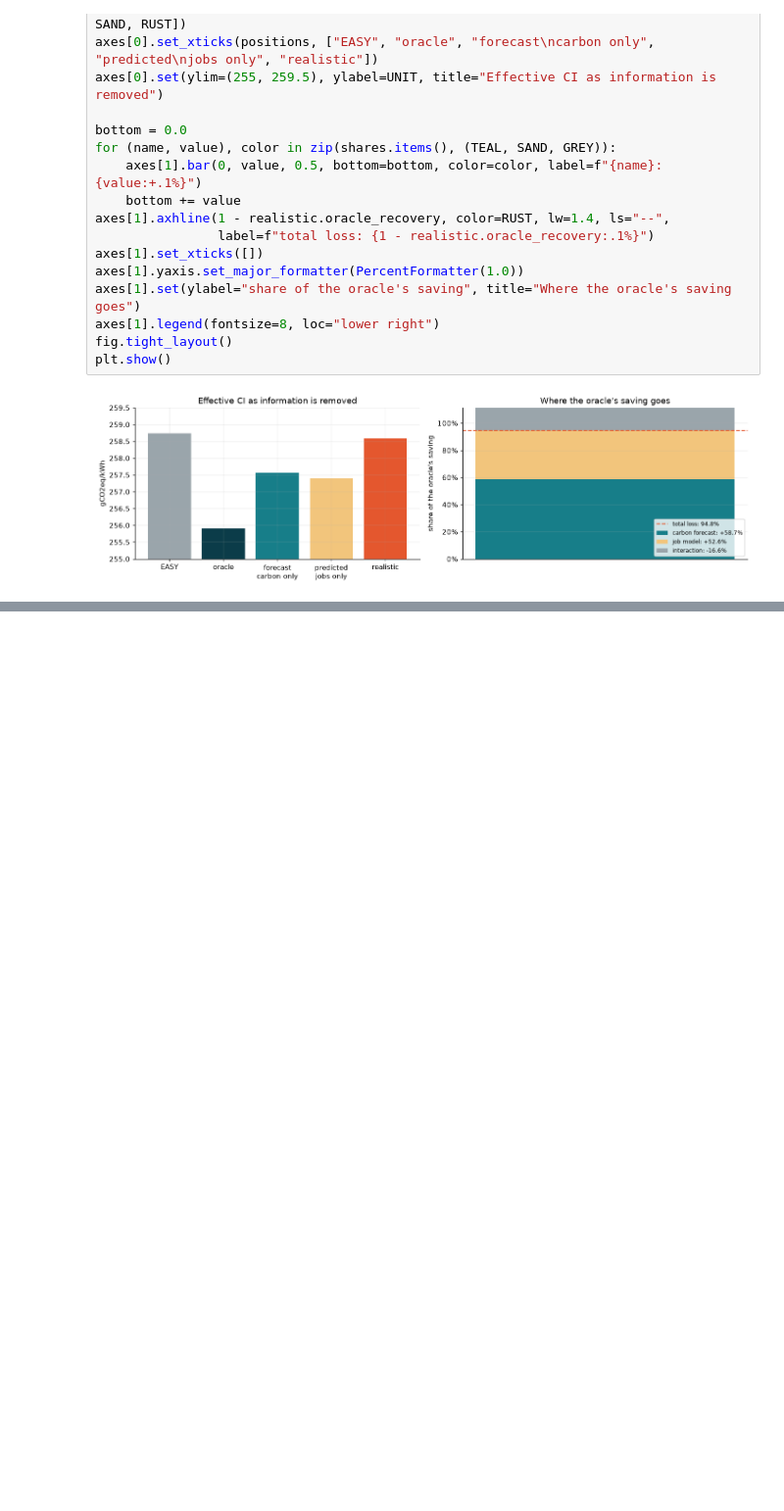
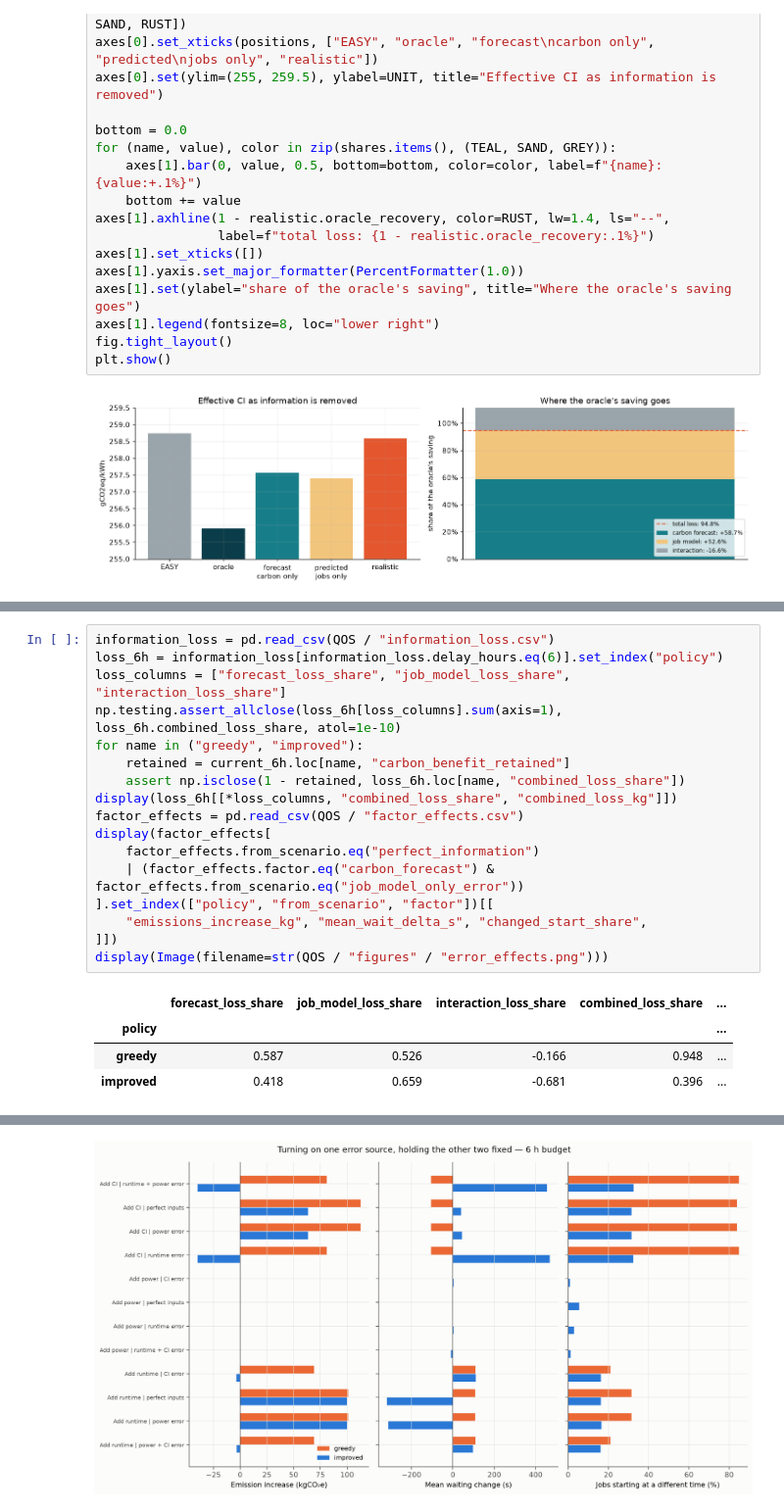
Before and after one commit to Albenni/Carbon-aware-HPC, a Jupyter notebook: notebooks/project_results.ipynb, the cells around one changed output, grey strips where cells are left out. Shown at 98% size. Saved outputs shown, nothing was run; the diff lists cells and outputs as text; blank space fills up the shorter version.

```diff
--- a/notebooks/project_results.ipynb
+++ b/notebooks/project_results.ipynb
@@ -1208,0 +1539,22 @@ plt.show()
+# %%
+information_loss = pd.read_csv(QOS / "information_loss.csv")
+loss_6h = information_loss[information_loss.delay_hours.eq(6)].set_index("policy")
+loss_columns = ["forecast_loss_share", "job_model_loss_share", "interaction_loss_share"]
+np.testing.assert_allclose(loss_6h[loss_columns].sum(axis=1), loss_6h.combined_loss_share, atol=1e-10)
+for name in ("greedy", "improved"):
+    retained = current_6h.loc[name, "carbon_benefit_retained"]
+    assert np.isclose(1 - retained, loss_6h.loc[name, "combined_loss_share"])
+display(loss_6h[[*loss_columns, "combined_loss_share", "combined_loss_kg"]])
+factor_effects = pd.read_csv(QOS / "factor_effects.csv")
+display(factor_effects[
+    factor_effects.from_scenario.eq("perfect_information")
+    | (factor_effects.factor.eq("carbon_forecast") & factor_effects.from_scenario.eq("job_model_only_error"))
+].set_index(["policy", "from_scenario", "factor"])[[
+    "emissions_increase_kg", "mean_wait_delta_s", "changed_start_share",
+]])
+display(Image(filename=str(QOS / "figures" / "error_effects.png")))
+# %% [output]
+|  | forecast_loss_share | job_model_loss_share | interaction_loss_share | combined_loss_share | ... |
+| policy |  |  |  |  | ... |
+| greedy | 0.587 | 0.526 | -0.166 | 0.948 | ... |
+| improved | 0.418 | 0.659 | -0.681 | 0.396 | ... |
@@ -1208,0 +1571 @@ plt.show()
+[figure, added]
```
Also changed, not shown: parts of 57 cells of this notebook, 13 other files.
